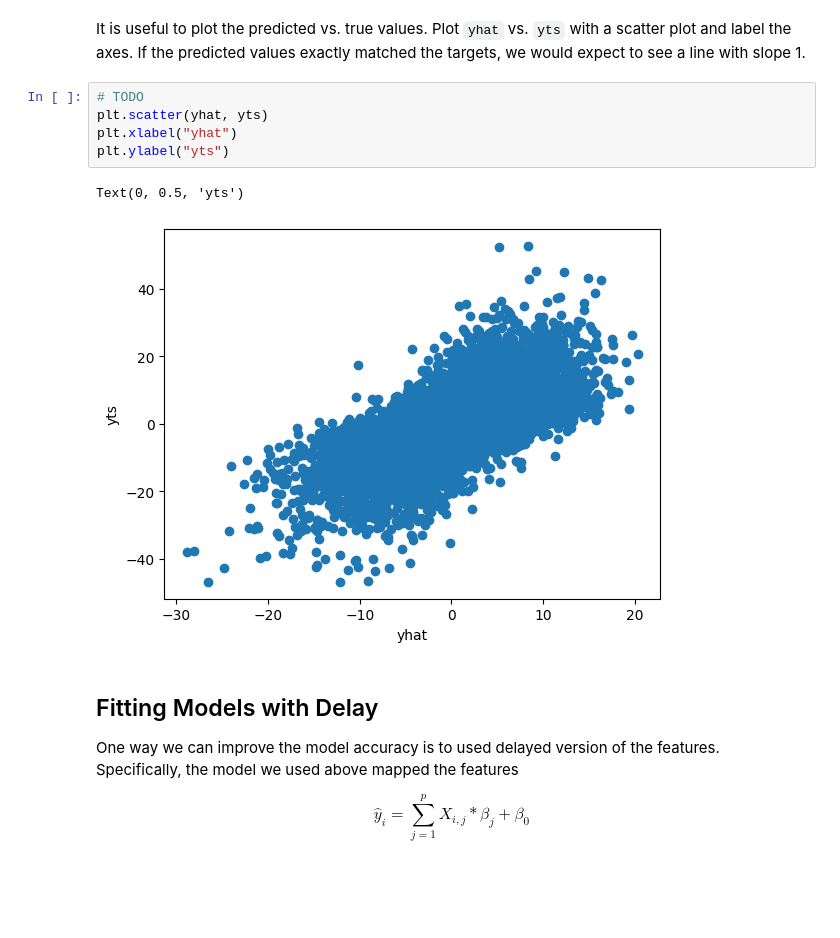
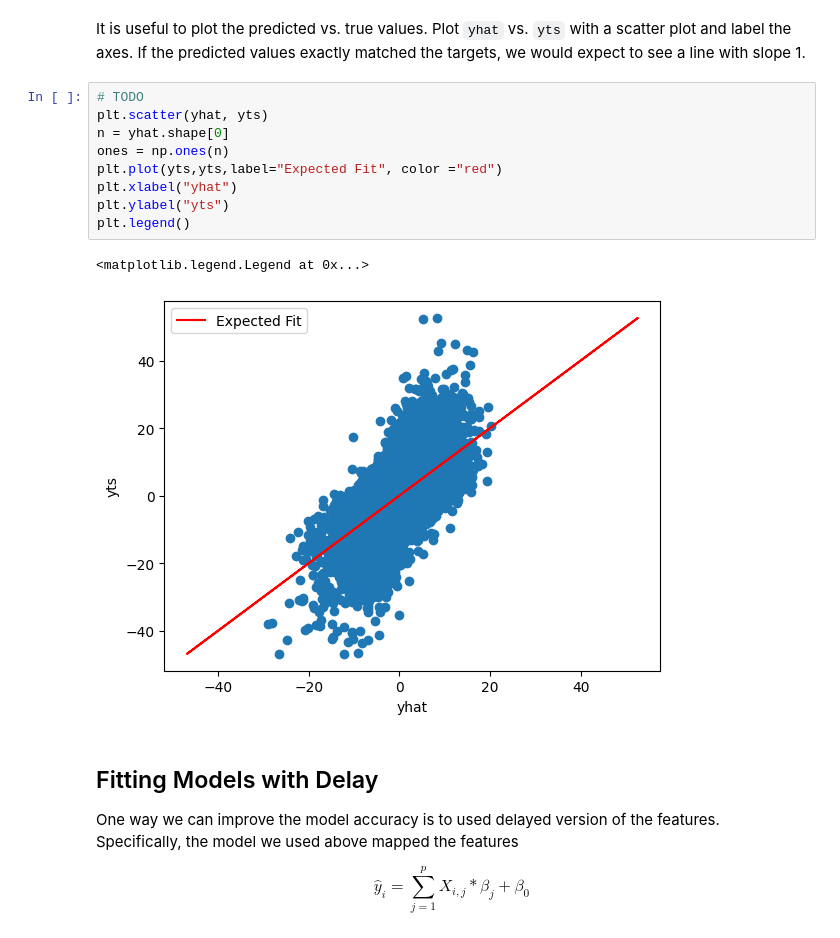
Before and after one commit to pranavich18/ML_Labs, a Jupyter notebook: lab2_neural.ipynb, the cells around one changed output. Cells and saved outputs as stored; diff of their text form; blank space fills up the shorter version.

```diff
--- a/lab2_neural.ipynb
+++ b/lab2_neural.ipynb
@@ -138,11 +138,15 @@ It is useful to plot the predicted vs. true values. Plot `yhat` vs. `yts` with a
 # %%
 # TODO
 plt.scatter(yhat, yts)
+n = yhat.shape[0]
+ones = np.ones(n)
+plt.plot(yts,yts,label="Expected Fit", color ="red")
 plt.xlabel("yhat")
 plt.ylabel("yts")
+plt.legend()
 # %% [output]
-Text(0, 0.5, 'yts')
+<matplotlib.legend.Legend at 0x...>
-[figure, old version]
+[figure, new version]
 # %% [markdown]
 ## Fitting Models with Delay
 
```
Also changed, not shown: parts of 6 cells of this notebook.
